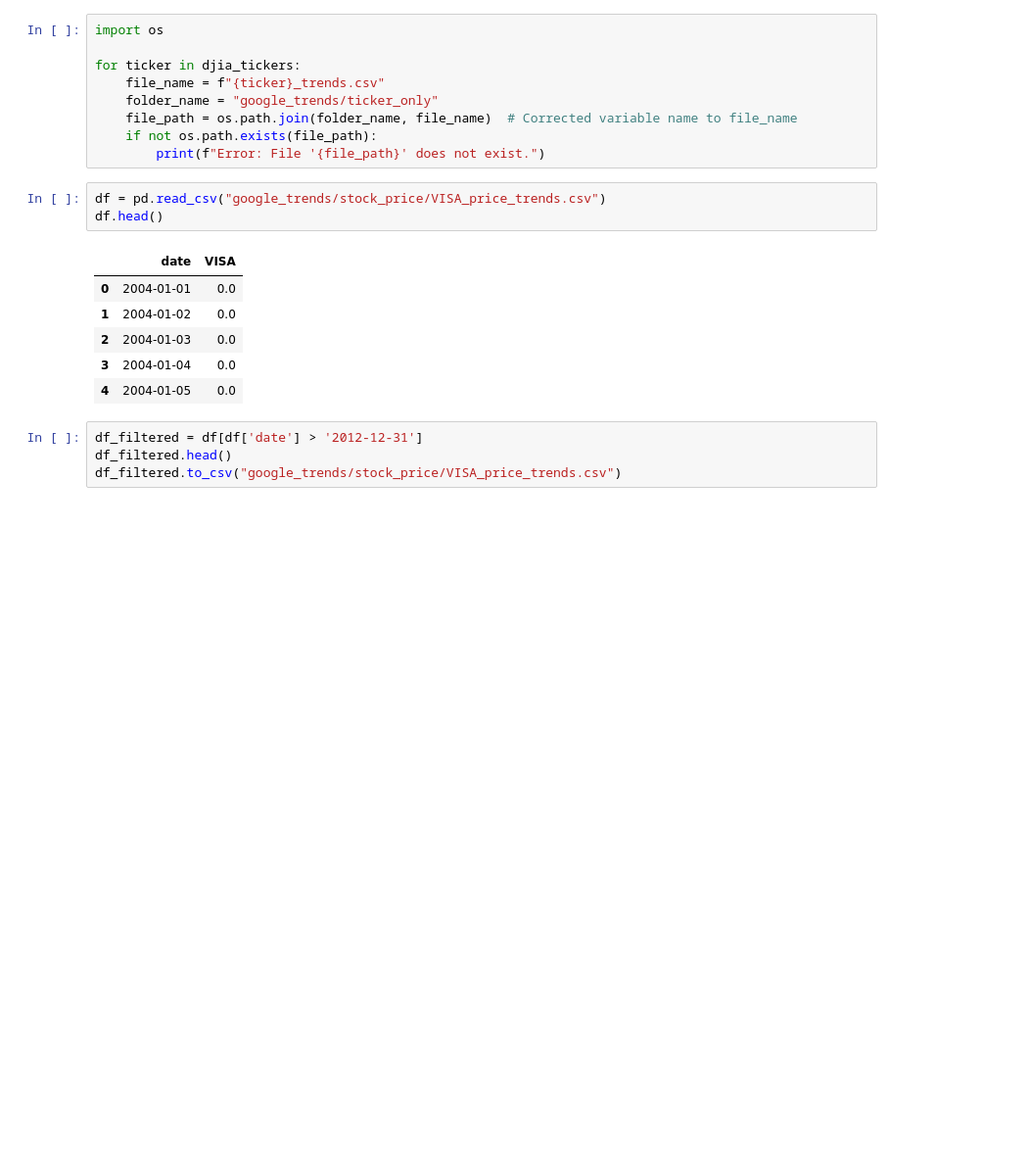
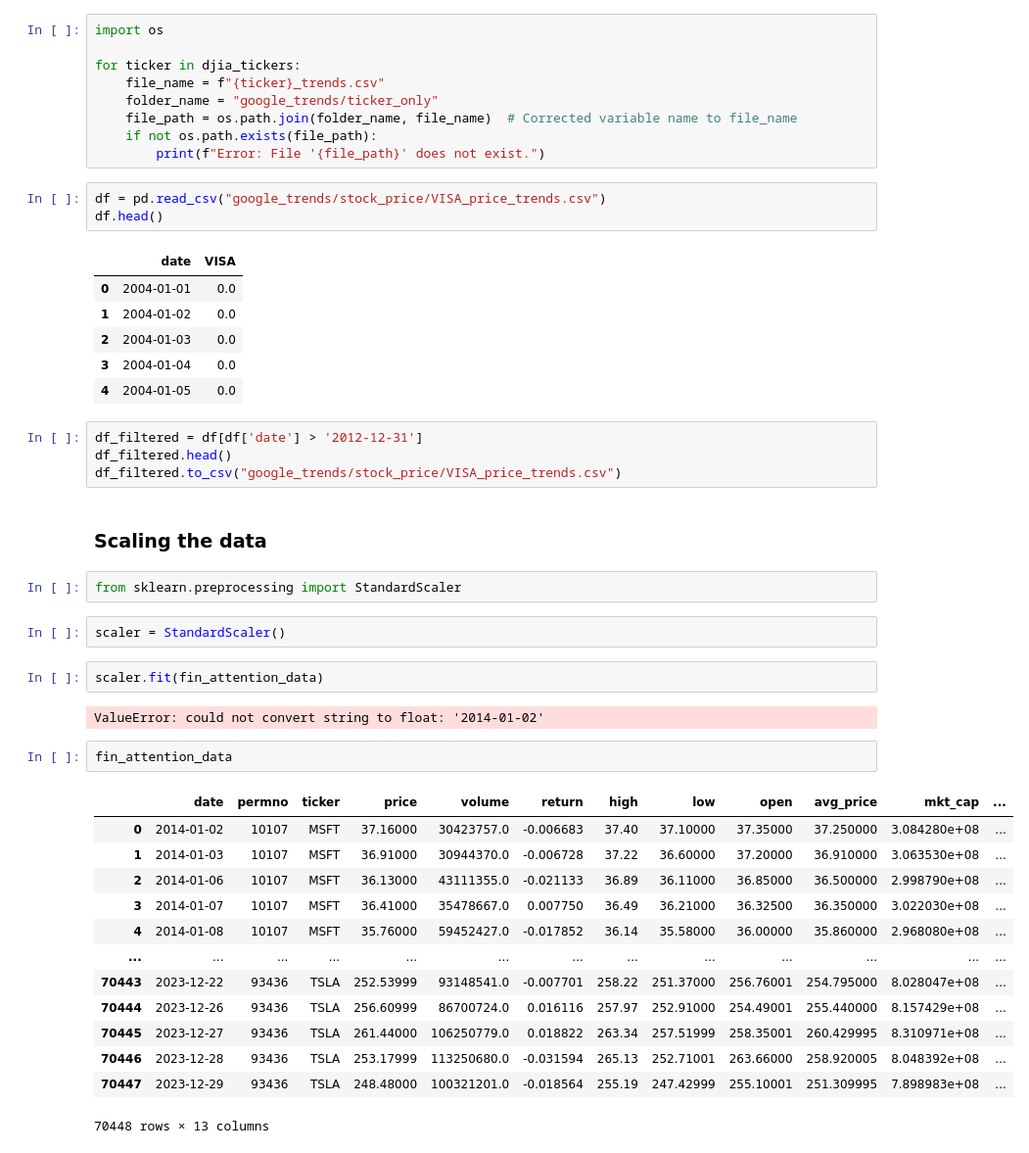
Before and after one commit to senaruetschlin/Investor_Attention, a Jupyter notebook: googletrends_AB_new copy.ipynb, the cells around one changed output. Shown at 98% size. Saved outputs shown, nothing was run; the diff lists cells and outputs as text; blank space fills up the shorter version.

```diff
--- a/googletrends_AB_new copy.ipynb
+++ b/googletrends_AB_new copy.ipynb
@@ -564,3 +564,29 @@ df.head()
 df_filtered = df[df['date'] > '2012-12-31']
 df_filtered.head()
 df_filtered.to_csv("google_trends/stock_price/VISA_price_trends.csv")
+# %% [markdown]
+### Scaling the data
+# %%
+from sklearn.preprocessing import StandardScaler
+# %%
+scaler = StandardScaler()
+# %%
+scaler.fit(fin_attention_data)
+# %% [output]
+ValueError: could not convert string to float: '2014-01-02'
+# %%
+fin_attention_data
+# %% [output]
+|  | date | permno | ticker | price | volume | return | high | low | open | avg_price | mkt_cap | ... |
+| 0 | 2014-01-02 | 10107 | MSFT | 37.16000 | 30423757.0 | -0.006683 | 37.40 | 37.10000 | 37.35000 | 37.250000 | 3.084280e+08 | ... |
+| 1 | 2014-01-03 | 10107 | MSFT | 36.91000 | 30944370.0 | -0.006728 | 37.22 | 36.60000 | 37.20000 | 36.910000 | 3.063530e+08 | ... |
+| 2 | 2014-01-06 | 10107 | MSFT | 36.13000 | 43111355.0 | -0.021133 | 36.89 | 36.11000 | 36.85000 | 36.500000 | 2.998790e+08 | ... |
+| 3 | 2014-01-07 | 10107 | MSFT | 36.41000 | 35478667.0 | 0.007750 | 36.49 | 36.21000 | 36.32500 | 36.350000 | 3.022030e+08 | ... |
+| 4 | 2014-01-08 | 10107 | MSFT | 35.76000 | 59452427.0 | -0.017852 | 36.14 | 35.58000 | 36.00000 | 35.860000 | 2.968080e+08 | ... |
+| ... | ... | ... | ... | ... | ... | ... | ... | ... | ... | ... | ... | ... |
+| 70443 | 2023-12-22 | 93436 | TSLA | 252.53999 | 93148541.0 | -0.007701 | 258.22 | 251.37000 | 256.76001 | 254.795000 | 8.028047e+08 | ... |
+| 70444 | 2023-12-26 | 93436 | TSLA | 256.60999 | 86700724.0 | 0.016116 | 257.97 | 252.91000 | 254.49001 | 255.440000 | 8.157429e+08 | ... |
+| 70445 | 2023-12-27 | 93436 | TSLA | 261.44000 | 106250779.0 | 0.018822 | 263.34 | 257.51999 | 258.35001 | 260.429995 | 8.310971e+08 | ... |
+| 70446 | 2023-12-28 | 93436 | TSLA | 253.17999 | 113250680.0 | -0.031594 | 265.13 | 252.71001 | 263.66000 | 258.920005 | 8.048392e+08 | ... |
+| 70447 | 2023-12-29 | 93436 | TSLA | 248.48000 | 100321201.0 | -0.018564 | 255.19 | 247.42999 | 255.10001 | 251.309995 | 7.898983e+08 | ... |
+70448 rows × 13 columns
```
Also changed, not shown: parts of 2 cells of this notebook, 1 other file.
